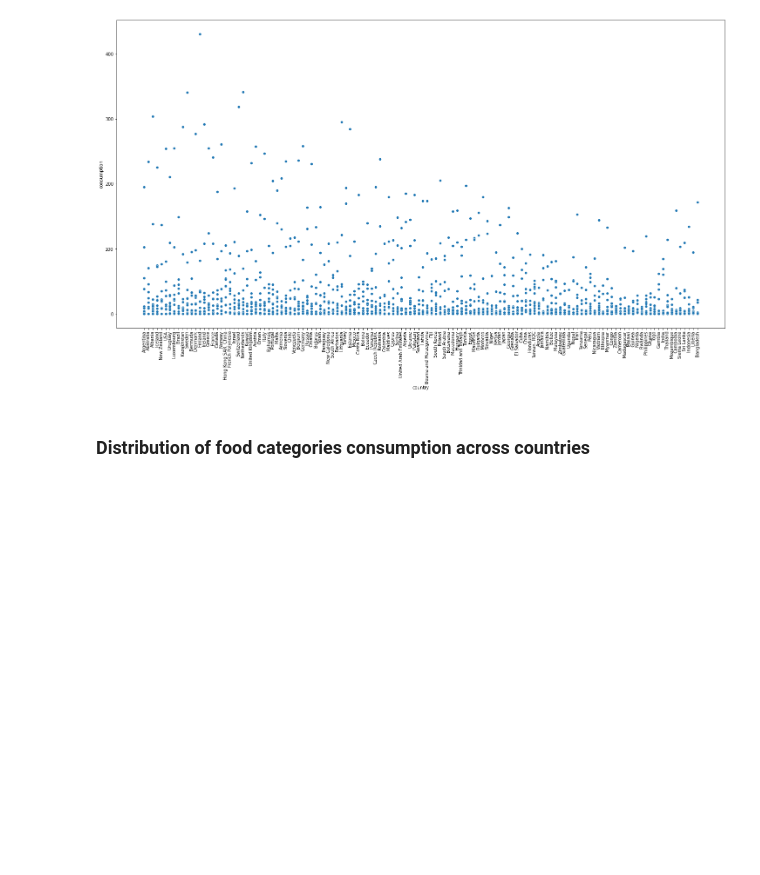
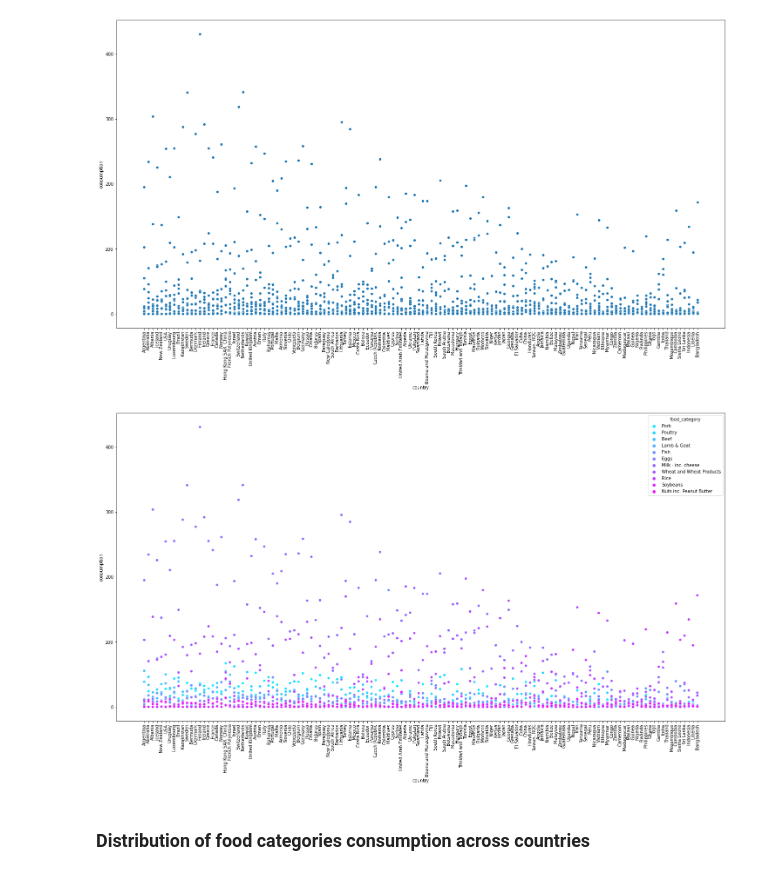
Before and after one commit to Starburned7/data-analytics-projects, a Jupyter notebook: Food_consumption.ipynb, the cells around one changed output. Saved outputs shown, nothing was run; the diff lists cells and outputs as text; code cells hidden in the pictures; blank space fills up the shorter version.

Commit message:
data analytics project

```diff
--- a/Food_consumption.ipynb
+++ b/Food_consumption.ipynb
@@ -100,6 +100,12 @@ plt.xticks(rotation=90)
 sns.scatterplot(data=df, x="country", y='consumption');
 # %% [output]
 [figure]
+# %%
+plt.rcParams['figure.figsize'] = (25, 13)
+plt.xticks(rotation=90)
+sns.scatterplot(data=df, x="country", y='consumption', hue='food_category', palette='cool');
+# %% [output]
+[figure, added]
 # %% [markdown]
 ### Distribution of food categories consumption across countries
 # %%
```
